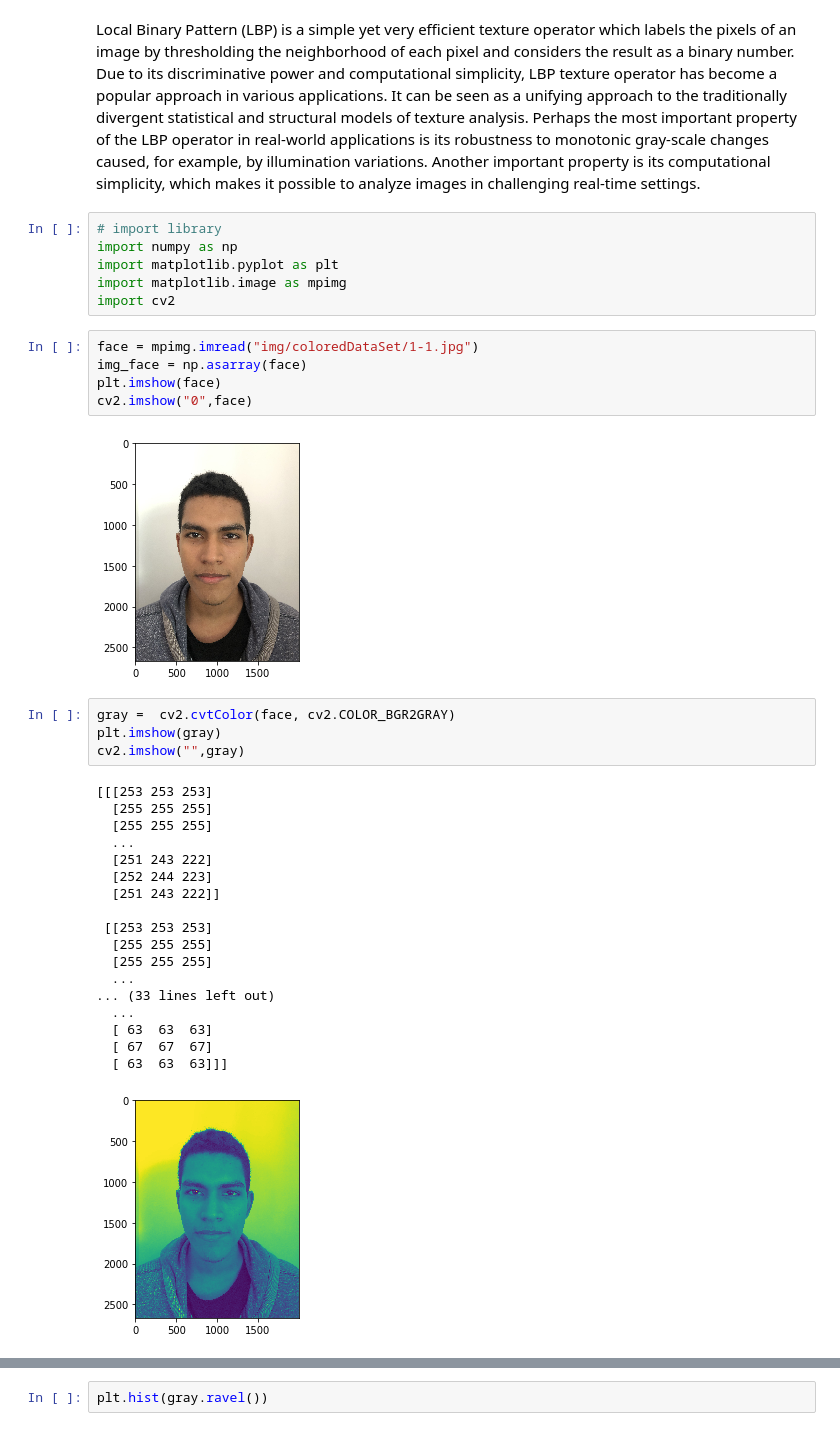
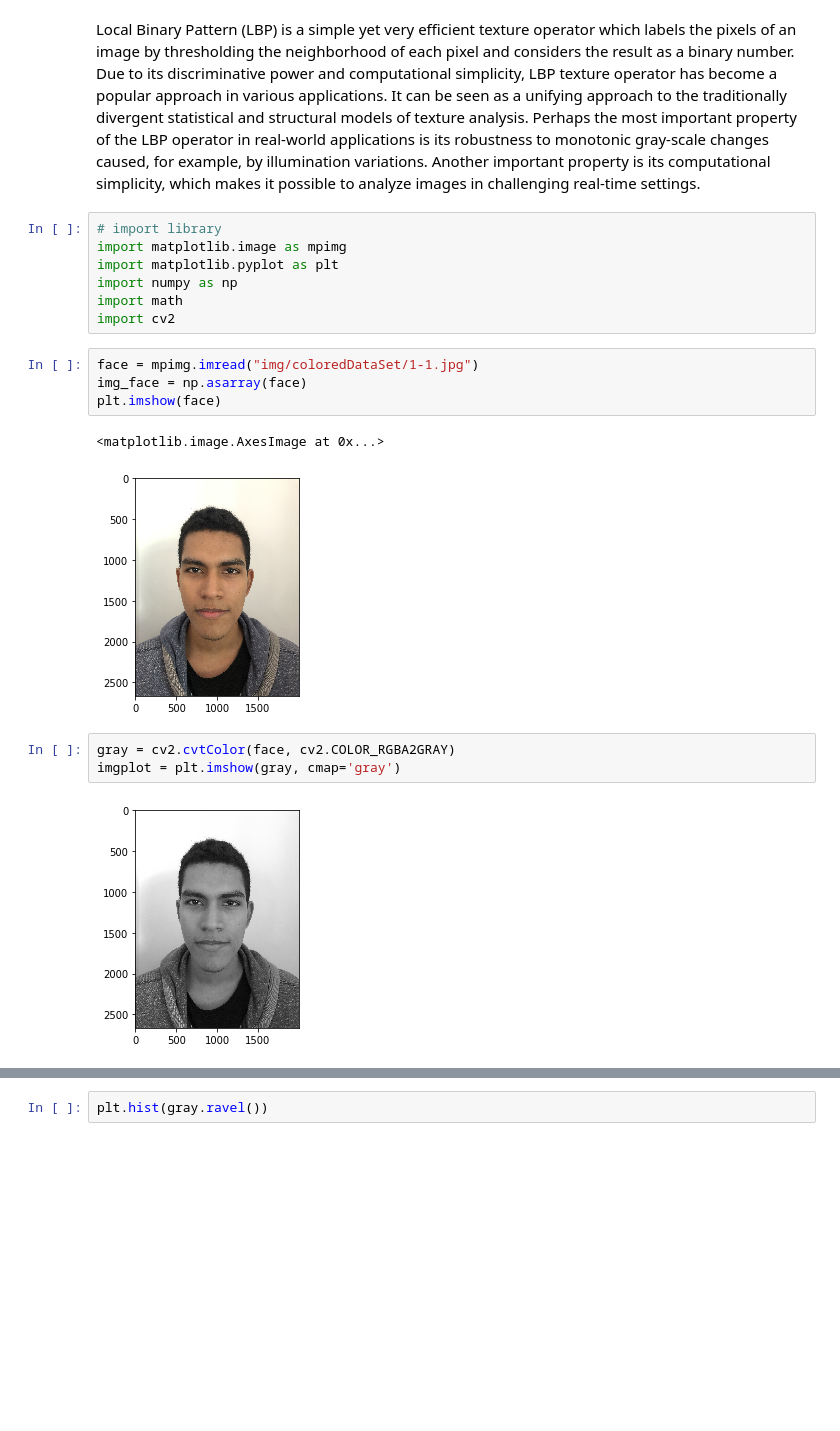
Before and after one commit to NicolasB2/Facial_Recognition, a Jupyter notebook: LocalBinaryPattern.ipynb, the cells around one changed output, grey strips where cells are left out. Cells and saved outputs as stored; diff of their text form; blank space fills up the shorter version.

```diff
--- a/LocalBinaryPattern.ipynb
+++ b/LocalBinaryPattern.ipynb
@@ -4,37 +4,20 @@
 Local Binary Pattern (LBP) is a simple yet very efficient texture operator which labels the pixels of an image by thresholding the neighborhood of each pixel and considers the result as a binary number. Due to its discriminative power and computational simplicity, LBP texture operator has become a popular approach in various applications. It can be seen as a unifying approach to the traditionally divergent statistical and structural models of texture analysis. Perhaps the most important property of the LBP operator in real-world applications is its robustness to monotonic gray-scale changes caused, for example, by illumination variations. Another important property is its computational simplicity, which makes it possible to analyze images in challenging real-time settings.
 # %%
 # import library
+import matplotlib.image as mpimg
+import matplotlib.pyplot as plt
 import numpy as np
-import matplotlib.pyplot as plt
-import matplotlib.image as mpimg
+import math
 import cv2
 # %%
 face = mpimg.imread("img/coloredDataSet/1-1.jpg")
 img_face = np.asarray(face)
 plt.imshow(face)
-cv2.imshow("0",face)
 # %% [output]
+<matplotlib.image.AxesImage at 0x...>
 [figure]
 # %%
-gray =  cv2.cvtColor(face, cv2.COLOR_BGR2GRAY)
-plt.imshow(gray)
-cv2.imshow("",gray)
+gray = cv2.cvtColor(face, cv2.COLOR_RGBA2GRAY)
+imgplot = plt.imshow(gray, cmap='gray')
 # %% [output]
-[[[253 253 253]
-  [255 255 255]
-  [255 255 255]
-  ...
-  [251 243 222]
-  [252 244 223]
-  [251 243 222]]
-
- [[253 253 253]
-  [255 255 255]
-  [255 255 255]
-  ...
-... (33 lines left out)
-  ...
-  [ 63  63  63]
-  [ 67  67  67]
-  [ 63  63  63]]]
-[figure, old version]
+[figure, new version]
```
Also changed, not shown: parts of 4 cells of this notebook.
